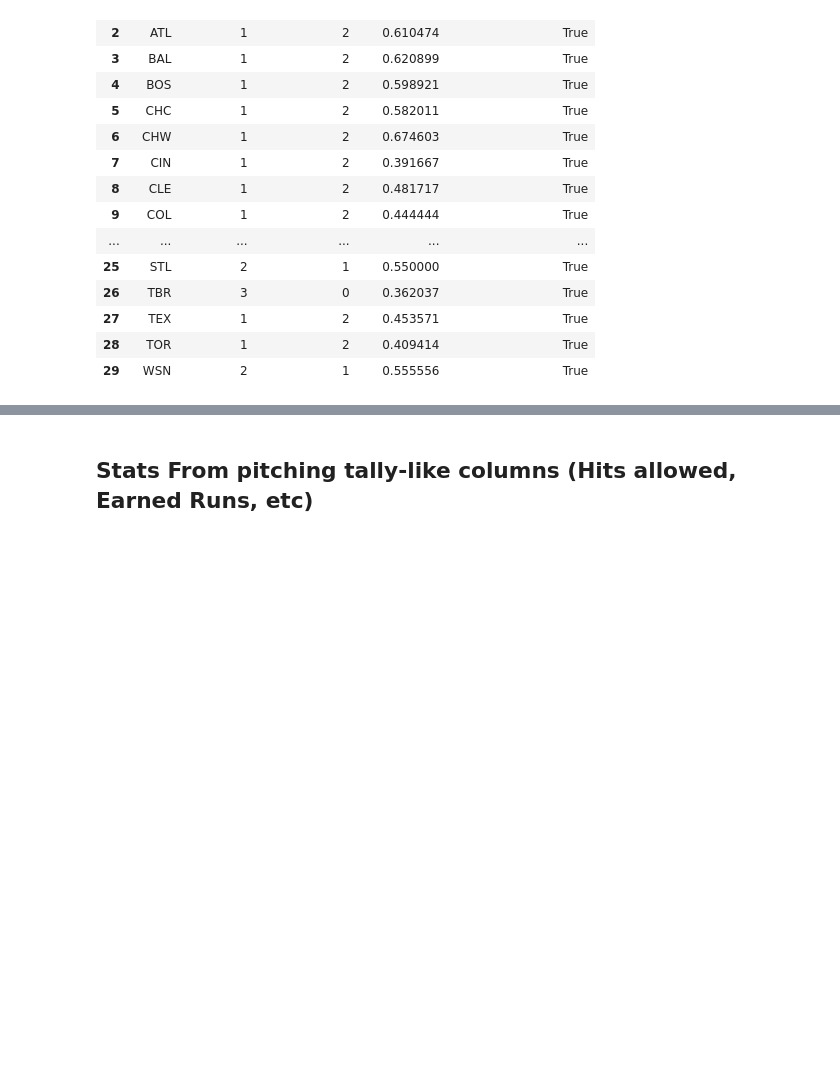
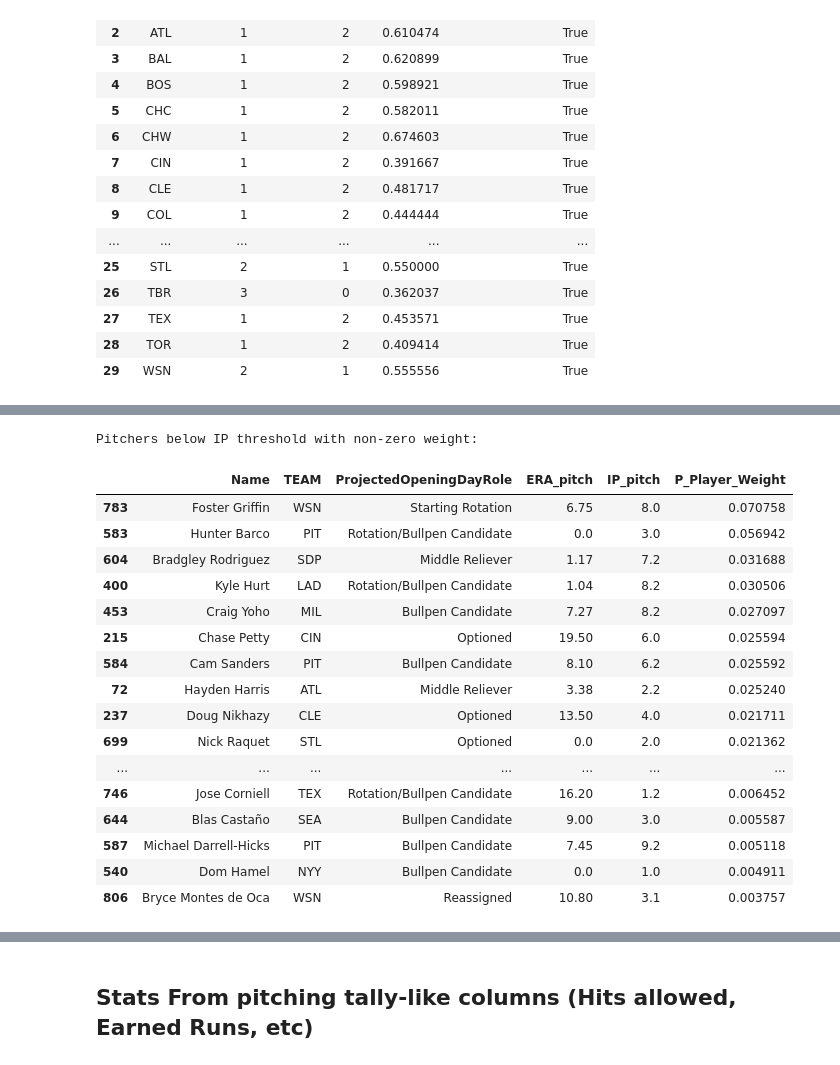
Before and after one commit to jprich1984/Forecasting_MLB_2026, a Jupyter notebook: notebooks/Preprocessing.ipynb, the cells around one changed output, grey strips where cells are left out. Cells and saved outputs as stored; diff of their text form; code cells hidden in the pictures; blank space fills up the shorter version.

```diff
--- a/notebooks/Preprocessing.ipynb
+++ b/notebooks/Preprocessing.ipynb
@@ -1471,0 +1598,26 @@ Teams with both:                   27
+# %%
+ip_threshold = 10
+print("Pitchers below IP threshold with non-zero weight:")
+display(final_2026_pitching[
+    (final_2026_pitching['IP_pitch'] < ip_threshold) &
+    (final_2026_pitching['P_Player_Weight'] > 0)
+][['Name', 'TEAM', 'ProjectedOpeningDayRole', 'ERA_pitch', 'IP_pitch', 'P_Player_Weight']].sort_values('P_Player_Weight', ascending=False))
+# %% [output]
+Pitchers below IP threshold with non-zero weight:
+|  | Name | TEAM | ProjectedOpeningDayRole | ERA_pitch | IP_pitch | P_Player_Weight |
+| 783 | Foster Griffin | WSN | Starting Rotation | 6.75 | 8.0 | 0.070758 |
+| 583 | Hunter Barco | PIT | Rotation/Bullpen Candidate | 0.0 | 3.0 | 0.056942 |
+| 604 | Bradgley Rodriguez | SDP | Middle Reliever | 1.17 | 7.2 | 0.031688 |
+| 400 | Kyle Hurt | LAD | Rotation/Bullpen Candidate | 1.04 | 8.2 | 0.030506 |
+| 453 | Craig Yoho | MIL | Bullpen Candidate | 7.27 | 8.2 | 0.027097 |
+| 215 | Chase Petty | CIN | Optioned | 19.50 | 6.0 | 0.025594 |
+| 584 | Cam Sanders | PIT | Bullpen Candidate | 8.10 | 6.2 | 0.025592 |
+| 72 | Hayden Harris | ATL | Middle Reliever | 3.38 | 2.2 | 0.025240 |
+| 237 | Doug Nikhazy | CLE | Optioned | 13.50 | 4.0 | 0.021711 |
+| 699 | Nick Raquet | STL | Optioned | 0.0 | 2.0 | 0.021362 |
+| ... | ... | ... | ... | ... | ... | ... |
+| 746 | Jose Corniell | TEX | Rotation/Bullpen Candidate | 16.20 | 1.2 | 0.006452 |
+| 644 | Blas Castaño | SEA | Bullpen Candidate | 9.00 | 3.0 | 0.005587 |
+| 587 | Michael Darrell-Hicks | PIT | Bullpen Candidate | 7.45 | 9.2 | 0.005118 |
+| 540 | Dom Hamel | NYY | Bullpen Candidate | 0.0 | 1.0 | 0.004911 |
+| 806 | Bryce Montes de Oca | WSN | Reassigned | 10.80 | 3.1 | 0.003757 |
```
Also changed, not shown: parts of 22 cells of this notebook, 3 other files.
